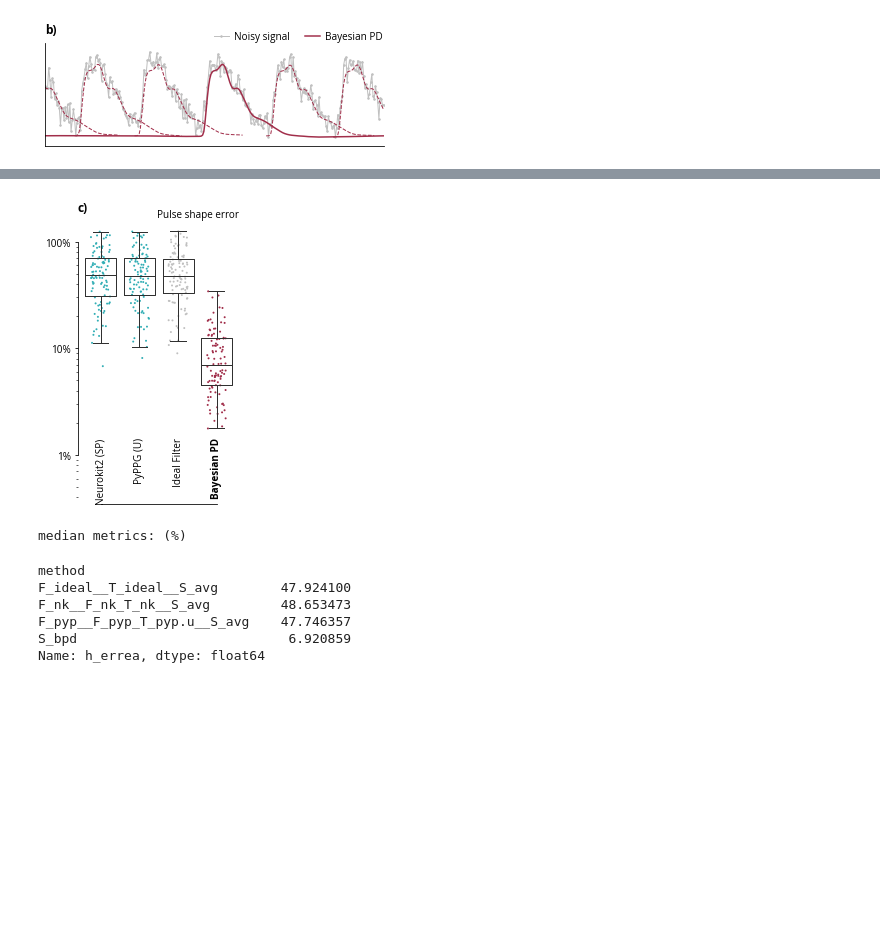
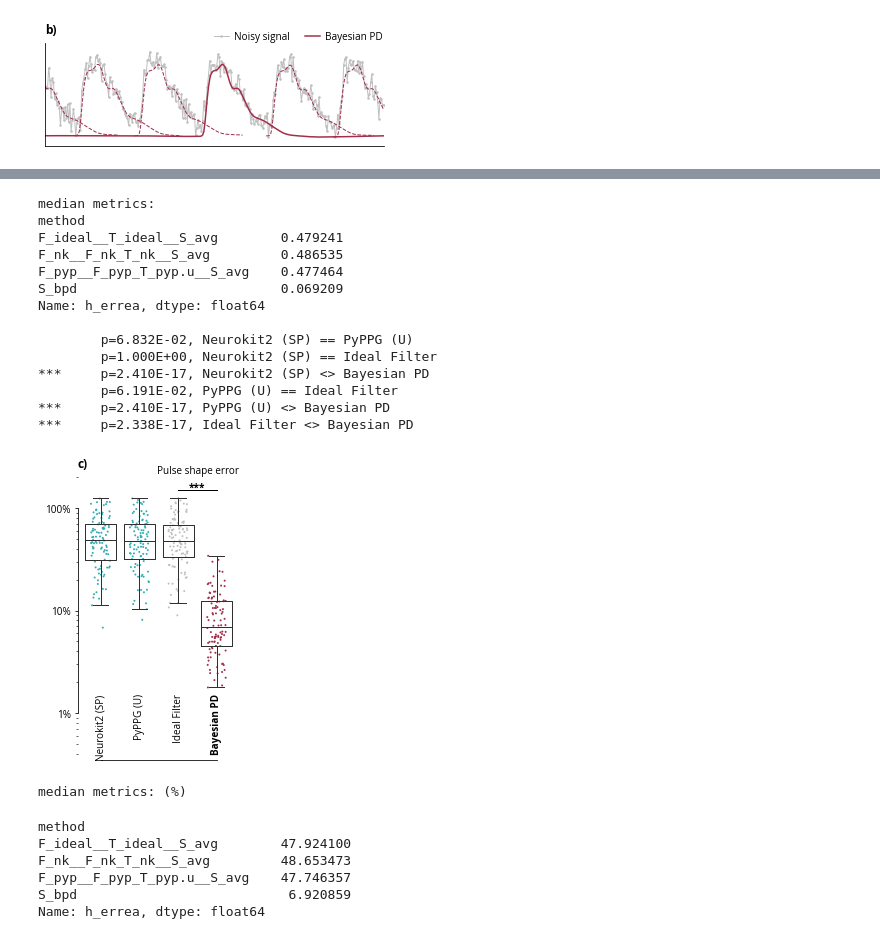
Before and after one commit to parkersruth/bayesian_pulse_deconvolution, a Jupyter notebook: figs/fig3/fig3.ipynb, the cells around one changed output, grey strips where cells are left out. Drawn from its saved outputs; the diff is of its cells as text; code cells hidden in the pictures; blank space fills up the shorter version.

```diff
--- a/figs/fig3/fig3.ipynb
+++ b/figs/fig3/fig3.ipynb
@@ -258,47 +209,68 @@ df = pd.read_csv(df_fpath)
 y = config['y'][0]
 metric = y['metric']
 
-def subfigure_c(sub='c)', debug = False):
+def subfigure_c(sub='c)', debug=False, stats=False):
     title = y['name']
     methods = [x['method'] for x in y['x']]
     names = [x['name'] for x in y['x']]
     df_temp = plot_metrics(df, metric, methods, names, log=True)
 
     plt.gca().set_xmargin(0.05)
 
     plt.gca().tick_params(axis="x", direction="in", pad=-66)
     if not debug:
         plt.minorticks_off()
     plt.yticks([0.01, 0.1, 1], ['1%', '10%', '100%'])
-    plt.ylim(0.0035, None)
+    plt.ylim(0.0035, 2)
     sns.despine(ax=plt.gca(), bottom=(not debug), trim=True)
     labels = plt.gca().get_xticklabels()
     labels[-1].set_weight('bold')
 
     plt.plot([np.nan], [np.nan], lw=0, label=title)
     plt.legend(loc='lower right', bbox_to_anchor=(1, 1),
                ncol=3, columnspacing=1.5,
                frameon=False, borderpad=0.0, borderaxespad=0.1,
                handlelength=1.5, handletextpad=0.5)
     plt.title(sub, loc='left', pad=10, fontdict={'fontweight': 'bold'})
 
+    star_y = 1.5
+    plt.plot([2, 3], [star_y, star_y], c='k', lw=1)
+    plt.text(2.5, star_y, '***', ha='center', fontdict={'fontweight':'bold'},)
+
+    if stats:
+        print_stats(df, metric, methods, names)
+
     return df_temp
 
 plt.figure(figsize=(3,4.5))
-df_temp = subfigure_c(debug=True)
+df_temp = subfigure_c(debug=True, stats=True)
 plt.show()
 
 print('median metrics: (%)')
 df_temp.groupby('method')[metric].median() * 100
 # %% [output]
+median metrics:
+method
+F_ideal__T_ideal__S_avg        0.479241
+F_nk__F_nk_T_nk__S_avg         0.486535
+F_pyp__F_pyp_T_pyp.u__S_avg    0.477464
+S_bpd                          0.069209
+Name: h_errea, dtype: float64
+
+        p=6.832E-02, Neurokit2 (SP) == PyPPG (U)
+        p=1.000E+00, Neurokit2 (SP) == Ideal Filter
+***     p=2.410E-17, Neurokit2 (SP) <> Bayesian PD
+        p=6.191E-02, PyPPG (U) == Ideal Filter
+***     p=2.410E-17, PyPPG (U) <> Bayesian PD
+***     p=2.338E-17, Ideal Filter <> Bayesian PD
-[figure, old version]
+[figure, new version]
-median metrics: (%)
-method
-F_ideal__T_ideal__S_avg        47.924100
-F_nk__F_nk_T_nk__S_avg         48.653473
-F_pyp__F_pyp_T_pyp.u__S_avg    47.746357
-S_bpd                           6.920859
-Name: h_errea, dtype: float64
+median metrics: (%)
+method
+F_ideal__T_ideal__S_avg        47.924100
+F_nk__F_nk_T_nk__S_avg         48.653473
+F_pyp__F_pyp_T_pyp.u__S_avg    47.746357
+S_bpd                           6.920859
+Name: h_errea, dtype: float64
 # %%
 fig = plt.figure(figsize=(6.5,4.5), layout="constrained")
 
```
Also changed, not shown: parts of 5 cells of this notebook, 13 other files.
